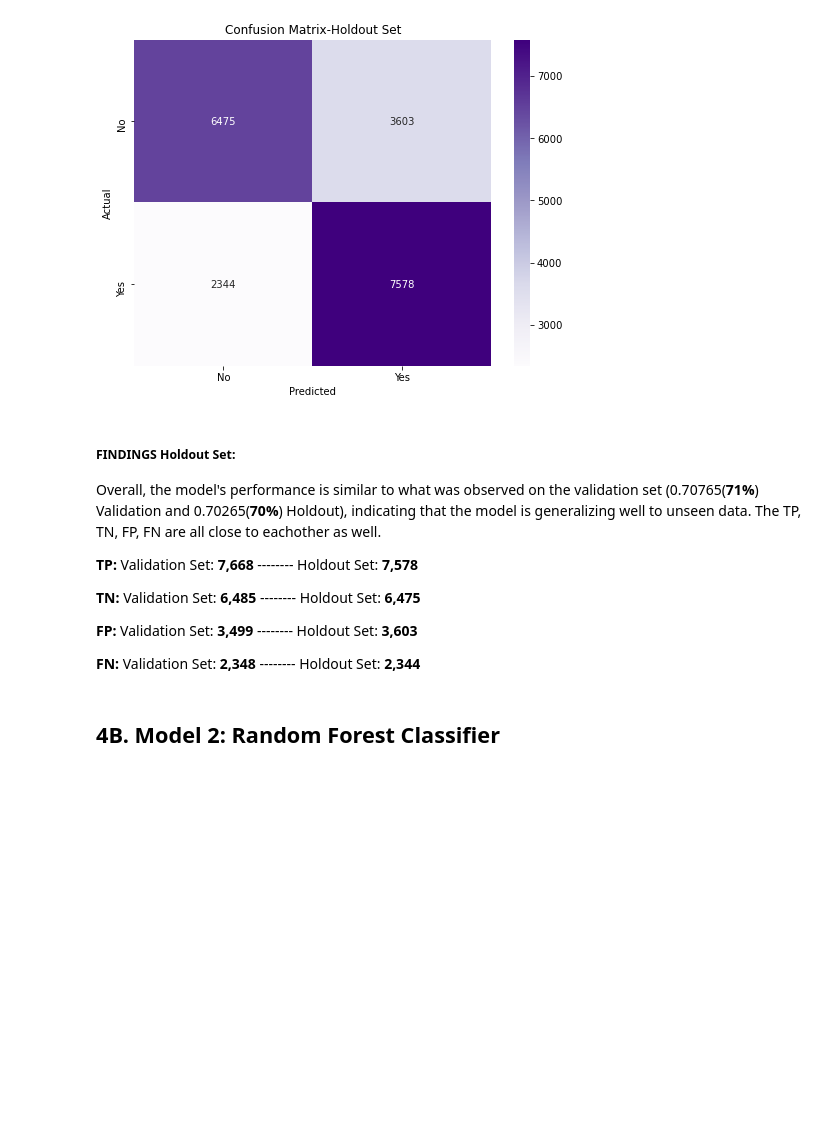
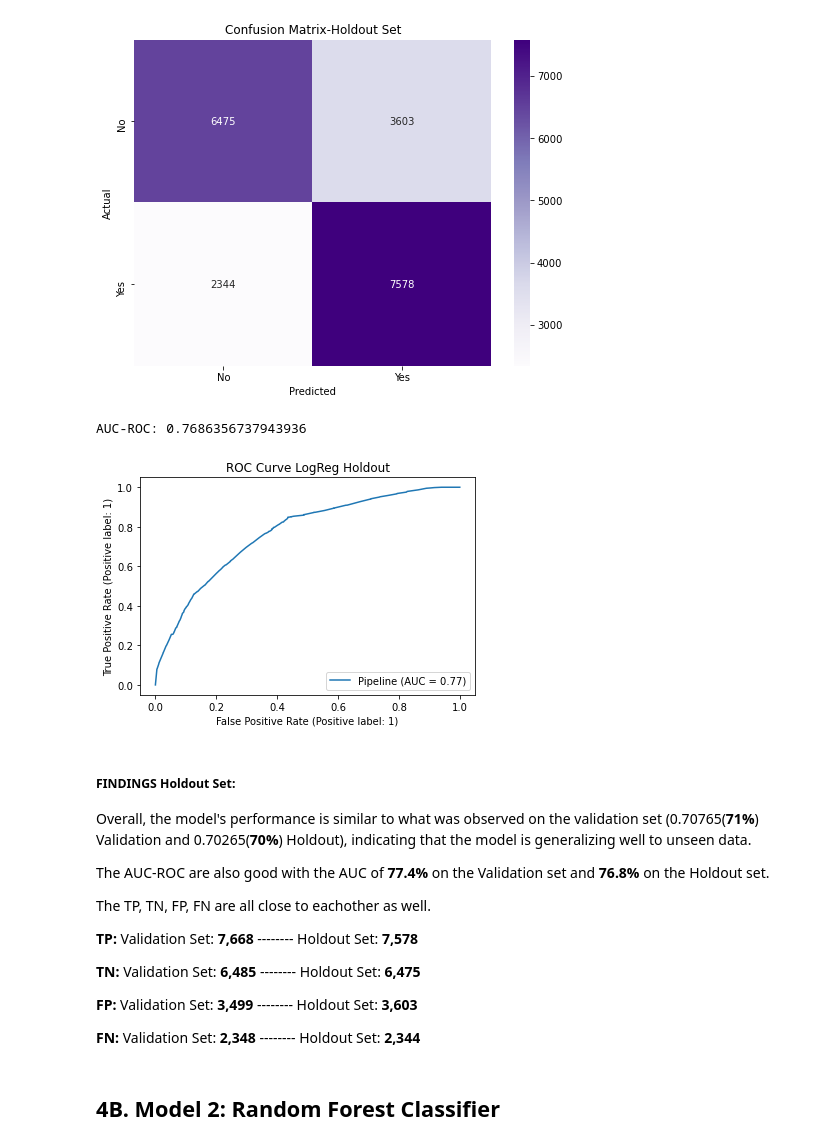
Before and after one commit to Lotus-baumgarner/Will-They-Seek-Treatment, a Jupyter notebook: Models-Conclusions.ipynb, the cells around one changed output. Drawn from its saved outputs; the diff is of its cells as text; code cells hidden in the pictures; blank space fills up the shorter version.

```diff
--- a/Models-Conclusions.ipynb
+++ b/Models-Conclusions.ipynb
@@ -317,9 +334,27 @@ plt.savefig('cmHoldout1_LogReg.png', dpi=300, bbox_inches='tight')
 plt.show()
 # %% [output]
 [figure]
+# %%
+# Printed the Area Under the Curve score and the ROC curve graph.
+print("AUC-ROC:", roc_auc_score(y_holdout, logreg_pipeline.predict_proba(X_holdout)[:, 1]))
+
+RocCurveDisplay.from_estimator(logreg_pipeline, X_holdout, y_holdout)
+
+plt.title('ROC Curve LogReg Holdout')
+
+plt.savefig('ROC_LogReg_Holdout.png', dpi=300, bbox_inches='tight')
+
+plt.show()
+# %% [output]
+AUC-ROC: 0.7686356737943936
+[figure, added]
 # %% [markdown]
 ##### FINDINGS Holdout Set:
-Overall, the model's performance is similar to what was observed on the validation set (0.70765(__71%__) Validation and 0.70265(__70%__) Holdout), indicating that the model is generalizing well to unseen data. The TP, TN, FP, FN are all close to eachother as well.
+Overall, the model's performance is similar to what was observed on the validation set (0.70765(__71%__) Validation and 0.70265(__70%__) Holdout), indicating that the model is generalizing well to unseen data.
+
+The AUC-ROC are also good with the AUC of __77.4%__ on the Validation set and __76.8%__ on the Holdout set.
+
+The TP, TN, FP, FN are all close to eachother as well.
 
 __TP:__ Validation Set: __7,668__ -------- Holdout Set: __7,578__
 
```
Also changed, not shown: parts of 23 cells of this notebook.
